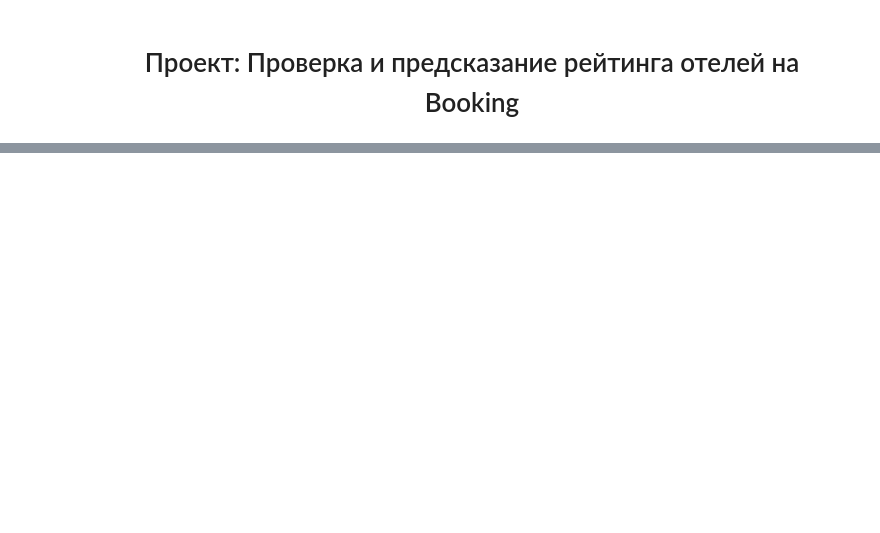
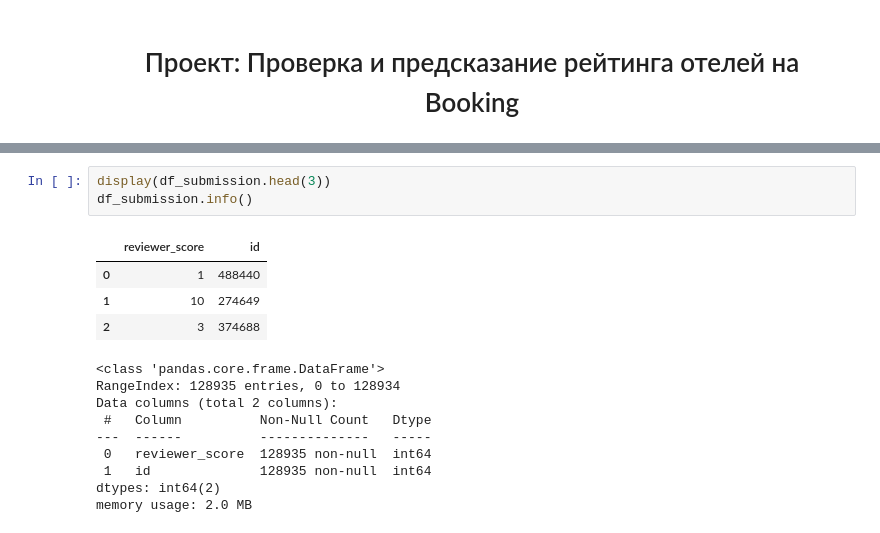
Before and after one commit to ret4ed/Sf_DS_game_1, a Jupyter notebook: Skillfactory/Project_3_EDA + Feature Engineering. Соревнование на Kaggle/Project_3.ipynb, the cells around one changed output, grey strips where cells are left out. Saved outputs shown, nothing was run; the diff lists cells and outputs as text; blank space fills up the shorter version.

```diff
--- a/Skillfactory/Project_3_EDA + Feature Engineering. Соревнование на Kaggle/Project_3.ipynb
+++ b/Skillfactory/Project_3_EDA + Feature Engineering. Соревнование на Kaggle/Project_3.ipynb
@@ -35,0 +83,17 @@ None
+# %%
+display(df_submission.head(3))
+df_submission.info()
+# %% [output]
+|  | reviewer_score | id |
+| 0 | 1 | 488440 |
+| 1 | 10 | 274649 |
+| 2 | 3 | 374688 |
+<class 'pandas.core.frame.DataFrame'>
+RangeIndex: 128935 entries, 0 to 128934
+Data columns (total 2 columns):
+ #   Column          Non-Null Count   Dtype
+---  ------          --------------   -----
+ 0   reviewer_score  128935 non-null  int64
+ 1   id              128935 non-null  int64
+dtypes: int64(2)
+memory usage: 2.0 MB
```
Also changed, not shown: parts of 20 cells of this notebook, 1 other file.
